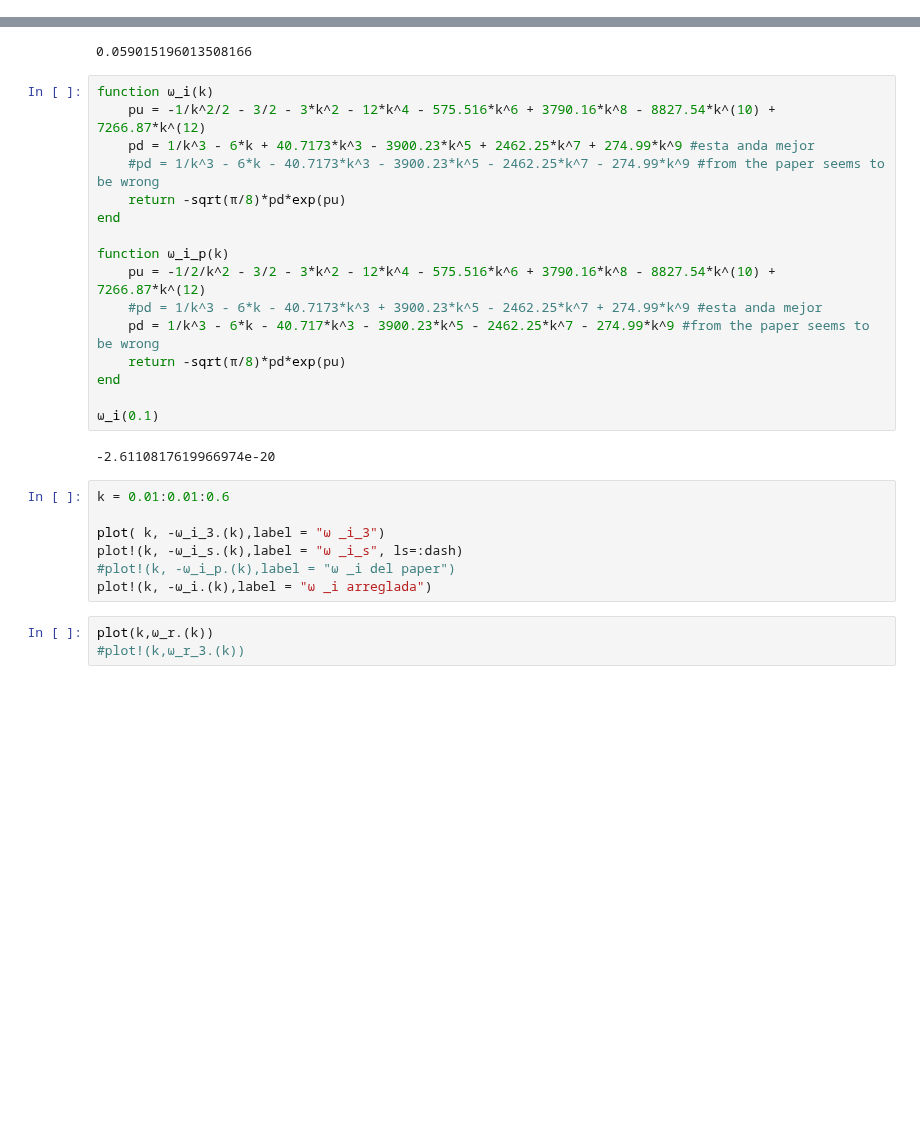
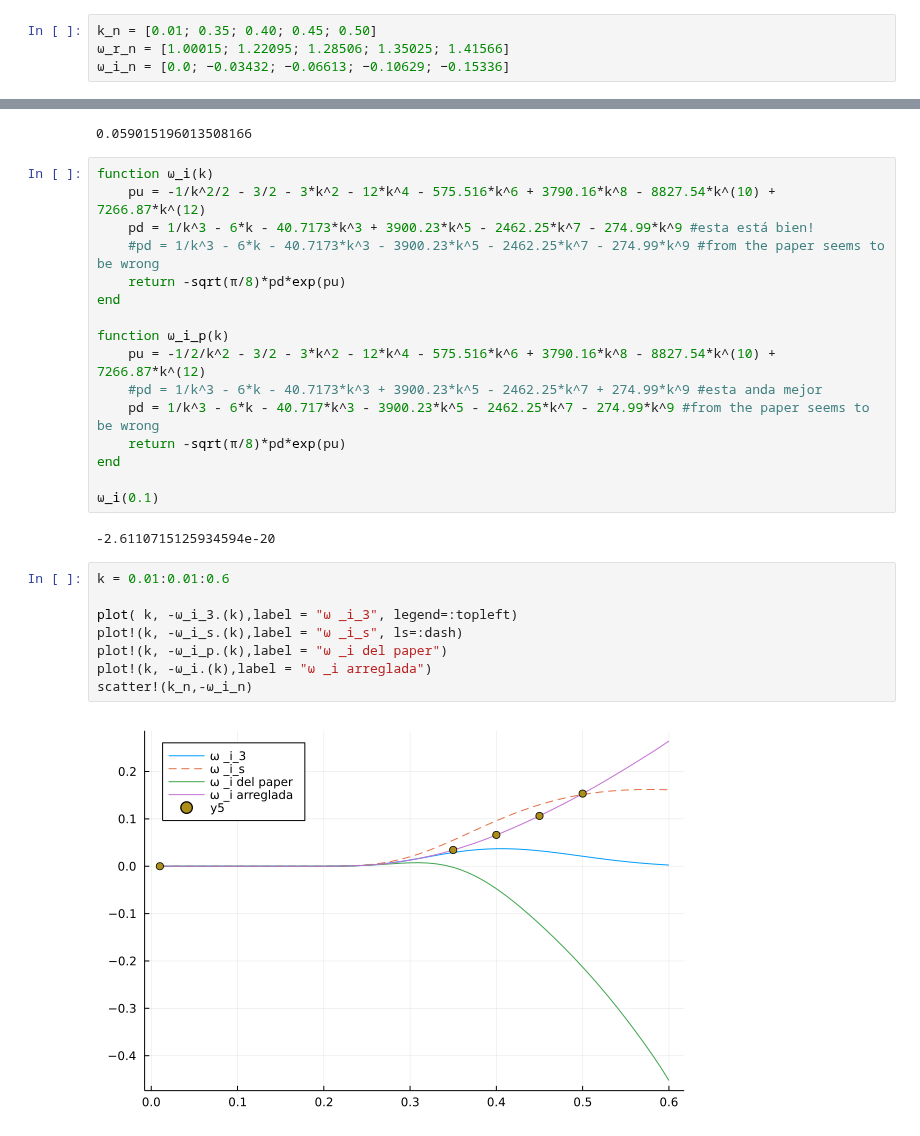
Before and after one commit to reula/PIC-1D, a Jupyter notebook: dispersion_relations.ipynb, the cells around one changed output, grey strips where cells are left out. Cells and saved outputs as stored; diff of their text form; blank space fills up the shorter version.

```diff
--- a/dispersion_relations.ipynb
+++ b/dispersion_relations.ipynb
@@ -153,3 +152,7 @@ end
 ω_r(0.01) #OK
 # %% [output]
 1.0001500187592611
+# %%
+k_n = [0.01; 0.35; 0.40; 0.45; 0.50]
+ω_r_n = [1.00015; 1.22095; 1.28506; 1.35025; 1.41566]
+ω_i_n = [0.0; −0.03432; −0.06613; −0.10629; −0.15336]
@@ -172,7 +182,7 @@ end
 # %%
 function ω_i(k)
     pu = -1/k^2/2 - 3/2 - 3*k^2 - 12*k^4 - 575.516*k^6 + 3790.16*k^8 - 8827.54*k^(10) + 7266.87*k^(12)
-    pd = 1/k^3 - 6*k + 40.7173*k^3 - 3900.23*k^5 + 2462.25*k^7 + 274.99*k^9 #esta anda mejor
+    pd = 1/k^3 - 6*k - 40.7173*k^3 + 3900.23*k^5 - 2462.25*k^7 - 274.99*k^9 #esta está bien!
     #pd = 1/k^3 - 6*k - 40.7173*k^3 - 3900.23*k^5 - 2462.25*k^7 - 274.99*k^9 #from the paper seems to be wrong
     return -sqrt(π/8)*pd*exp(pu)
 end
@@ -186,14 +196,14 @@ end
 
 ω_i(0.1)
 # %% [output]
--2.6110817619966974e-20
+-2.6110715125934594e-20
 # %%
 k = 0.01:0.01:0.6
 
-plot( k, -ω_i_3.(k),label = "ω _i_3")
+plot( k, -ω_i_3.(k),label = "ω _i_3", legend=:topleft)
 plot!(k, -ω_i_s.(k),label = "ω _i_s", ls=:dash)
-#plot!(k, -ω_i_p.(k),label = "ω _i del paper")
+plot!(k, -ω_i_p.(k),label = "ω _i del paper")
 plot!(k, -ω_i.(k),label = "ω _i arreglada")
+scatter!(k_n,-ω_i_n)
+# %% [output]
+[figure, added]
-# %%
-plot(k,ω_r.(k))
-#plot!(k,ω_r_3.(k))
```
Also changed, not shown: parts of 7 cells of this notebook, 19 other files.
